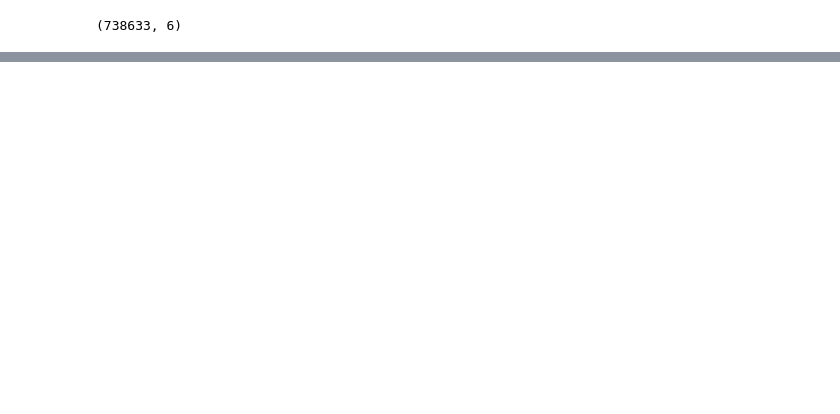
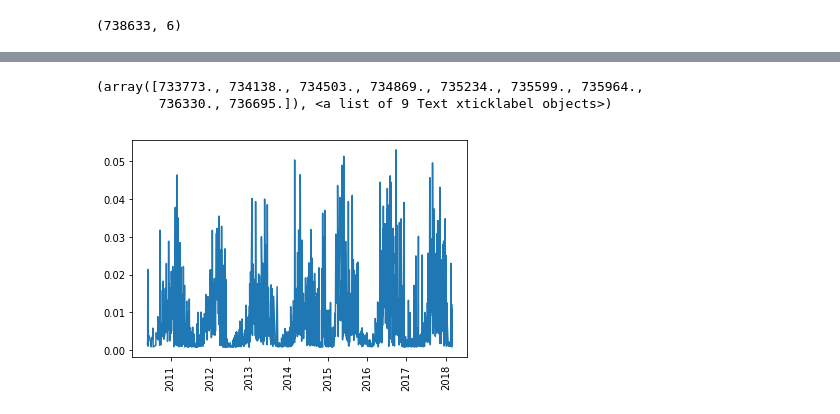
Before and after one commit to abhimanyu-jain/Magnetic-Field-Strength-Prediction, a Jupyter notebook: notebooks/LSTM.ipynb, the cells around one changed output, grey strips where cells are left out. Drawn from its saved outputs; the diff is of its cells as text; code cells hidden in the pictures; blank space fills up the shorter version.

```diff
--- a/notebooks/LSTM.ipynb
+++ b/notebooks/LSTM.ipynb
@@ -192,0 +241,8 @@ plt.xticks(rotation='vertical')
+# %%
+# Plotting to visualize with filled data
+plt.plot(df_sampled['InterpolateSLinear'])
+plt.xticks(rotation='vertical')
+# %% [output]
+(array([733773., 734138., 734503., 734869., 735234., 735599., 735964.,
+        736330., 736695.]), <a list of 9 Text xticklabel objects>)
+[figure, added]
```
Also changed, not shown: parts of 38 cells of this notebook, 9 other files.
